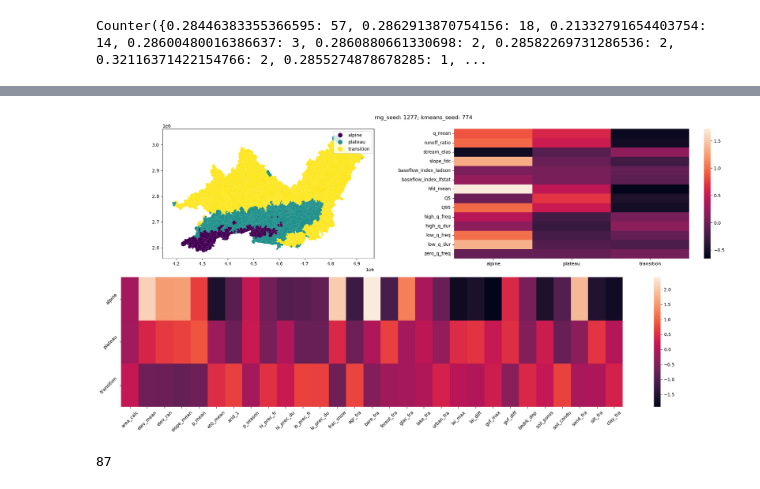
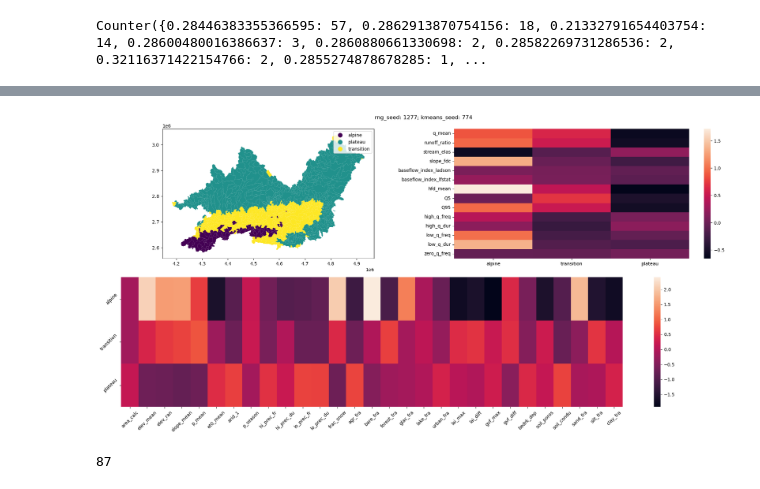
Before and after one commit to tripleUU-U/lamah-ce_lstm, a Jupyter notebook: preprocessing/create_strata.ipynb, the cells around one changed output, grey strips where cells are left out. Drawn from its saved outputs; the diff is of its cells as text; code cells hidden in the pictures.

Commit message:
adjusted some things in the SA for the final model, exported strata names with ids, for easier processing down the line

```diff
--- a/preprocessing/create_strata.ipynb
+++ b/preprocessing/create_strata.ipynb
@@ -174,41 +191,55 @@ kmeans = KMeans(n_clusters=n_clusters, random_state=kmeans_seed)
 
 kmeans_labels = pd.Series(kmeans.fit_predict(pca_attributes), scaled_attributes.index)
 
+# rearrange ids for better displaying
+def remap_ids(org_id:int):
+
+	id_mapping = {
+		"0": 1,
+		"1": 0,
+		"2": 2
+	}
+
+	return id_mapping[str(org_id)]
+
+kmeans_labels = kmeans_labels.apply(remap_ids)
+
 def remap_labels(org_label:int):
 
 	mapping = {
-		"0": "plateau",
-		"1": "alpine",
-		"2": "transition",
+		"0": "alpine",
+		"1": "transition",
+		"2": "plateau",
 	}
 
 	return mapping[str(org_label)]
 
 kmeans_str_labels = kmeans_labels.apply(remap_labels)
 
 # PLOT
 plot_gdf = no_na_attributes.copy()
 plot_gdf["kmeans_labels"] = kmeans_str_labels
 
-
 fig, axs = plt.subplot_mosaic("AB;CC", figsize=(20,10))
 
 plot_gdf.plot(
 	column="kmeans_labels",
 	cmap="viridis",
 	ax= axs["A"],
-	legend=True)
+	legend=True,)
+
+strata_label_list = ["alpine", "transition", "plateau"]
 
 # Plot hy id and attributes in the strata.
-sns.heatmap(ax=axs["B"],data = scaled_hy_id.groupby(kmeans_str_labels).mean().transpose())
-sns.heatmap(ax=axs["C"], data = picked_attributes.iloc[:,:34].groupby(kmeans_str_labels).mean())
+sns.heatmap(ax=axs["B"], data = scaled_hy_id.groupby(kmeans_labels).mean().transpose(), xticklabels=strata_label_list)
+sns.heatmap(ax=axs["C"], data = picked_attributes.groupby(kmeans_labels).mean(), yticklabels=strata_label_list)
 axs["C"].tick_params("both", rotation=45)
 
 fig.suptitle(f"rng_seed: {rng_seed}; kmeans_seed: {kmeans_seed}")
 
 plt.tight_layout()
 # %% [output]
-[figure, old version]
+[figure, new version]
 # %%
 sampling_seed = 1277
 
```
Also changed, not shown: parts of 3 cells of this notebook, 4 other files.
